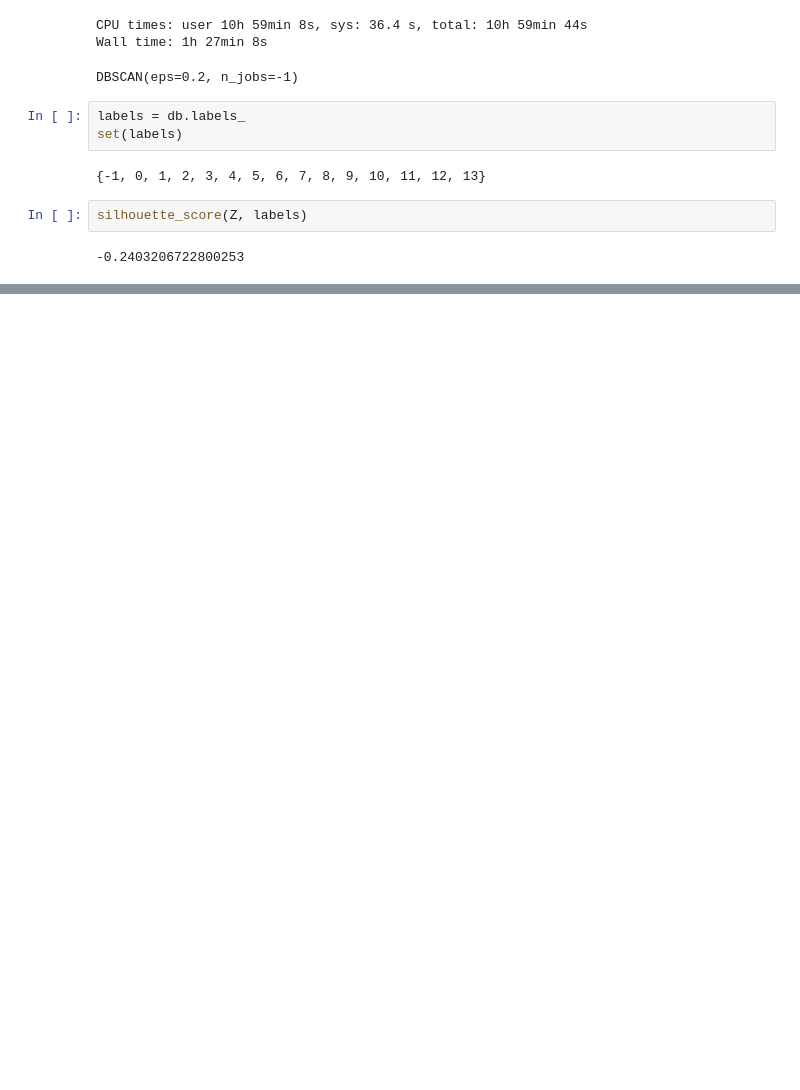
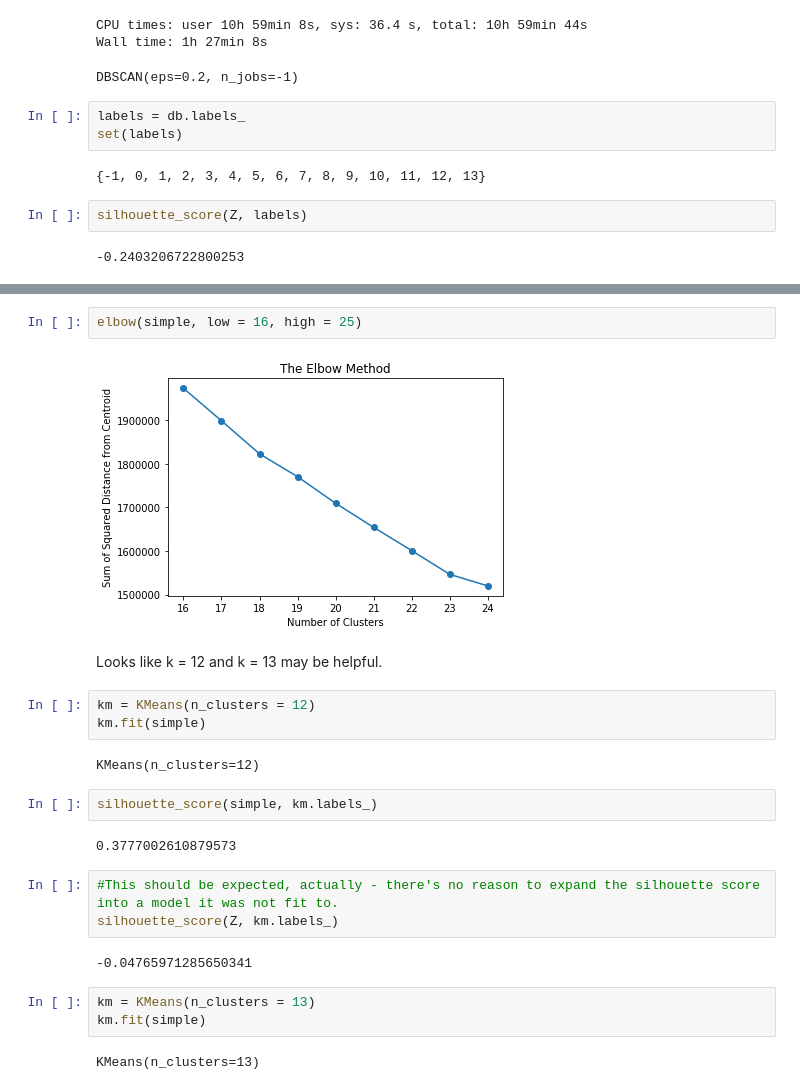
Before and after one commit to tlunderwood2014/nyc_crime_analysis, a Jupyter notebook: Crime_Analysis.ipynb, the cells around one changed output, grey strips where cells are left out. Drawn from its saved outputs; the diff is of its cells as text; blank space fills up the shorter version.

```diff
--- a/Crime_Analysis.ipynb
+++ b/Crime_Analysis.ipynb
@@ -173,0 +184,25 @@ silhouette_score(Z, labels)
+# %%
+elbow(simple, low = 16, high = 25)
+# %% [output]
+[figure, added]
+# %% [markdown]
+Looks like k = 12 and k = 13 may be helpful.
+# %%
+km = KMeans(n_clusters = 12)
+km.fit(simple)
+# %% [output]
+KMeans(n_clusters=12)
+# %%
+silhouette_score(simple, km.labels_)
+# %% [output]
+0.3777002610879573
+# %%
+#This should be expected, actually - there's no reason to expand the silhouette score into a model it was not fit to.
+silhouette_score(Z, km.labels_)
+# %% [output]
+-0.04765971285650341
+# %%
+km = KMeans(n_clusters = 13)
+km.fit(simple)
+# %% [output]
+KMeans(n_clusters=13)
```
Also changed, not shown: parts of 40 cells of this notebook.
